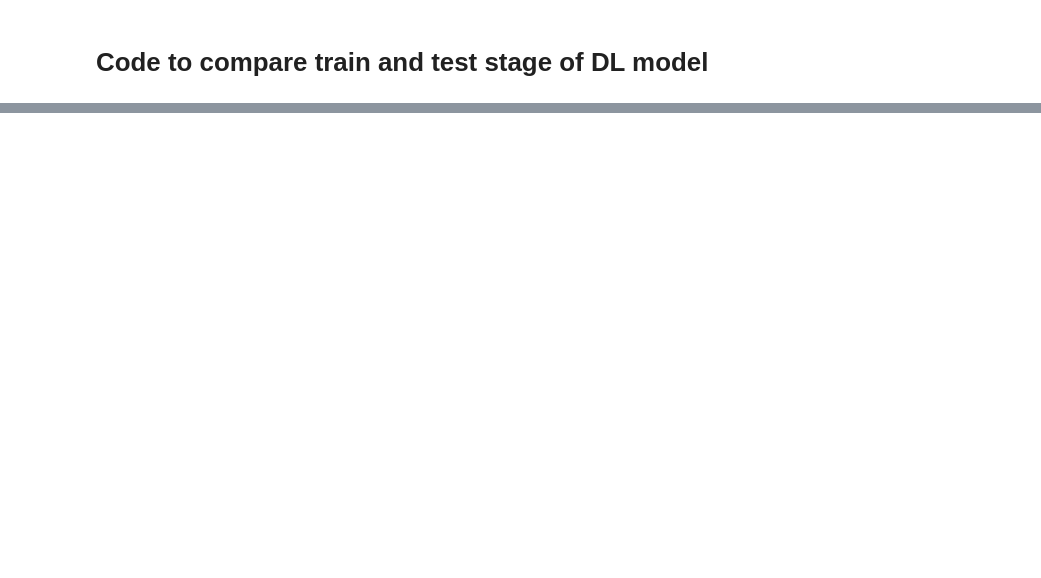
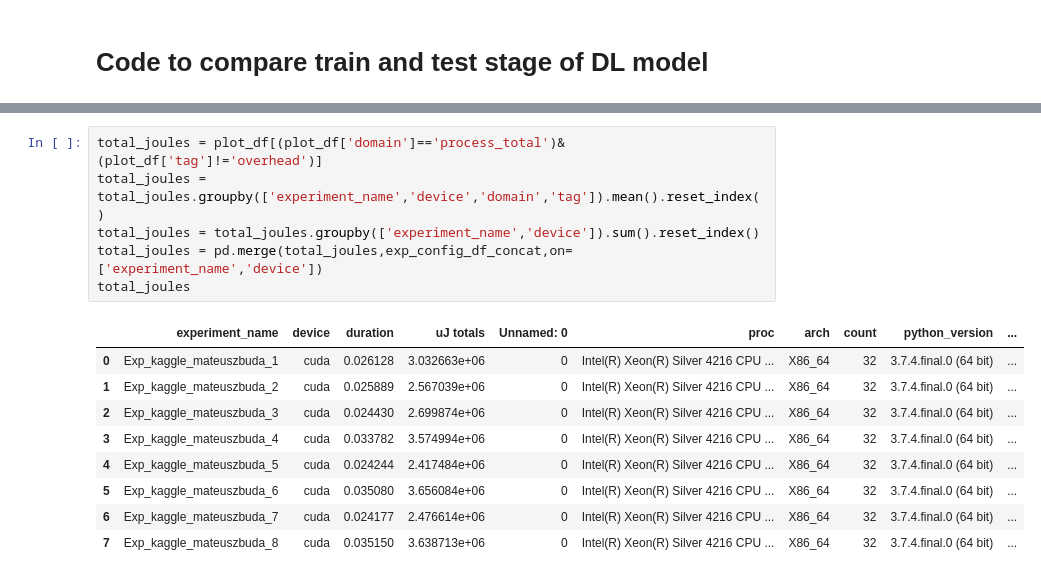
Before and after one commit to neurodatascience/watts_up_compute, a Jupyter notebook: notebooks/6_compare_DL_stages.ipynb, the cells around one changed output, grey strips where cells are left out. Drawn from its saved outputs; the diff is of its cells as text; blank space fills up the shorter version.

```diff
--- a/notebooks/6_compare_DL_stages.ipynb
+++ b/notebooks/6_compare_DL_stages.ipynb
@@ -61,0 +73,16 @@ with sns.axes_style("whitegrid"):
+# %%
+total_joules = plot_df[(plot_df['domain']=='process_total')&(plot_df['tag']!='overhead')]
+total_joules = total_joules.groupby(['experiment_name','device','domain','tag']).mean().reset_index()
+total_joules = total_joules.groupby(['experiment_name','device']).sum().reset_index()
+total_joules = pd.merge(total_joules,exp_config_df_concat,on=['experiment_name','device'])
+total_joules
+# %% [output]
+|  | experiment_name | device | duration | uJ totals | Unnamed: 0 | proc | arch | count | python_version | ... |
+| 0 | Exp_kaggle_mateuszbuda_1 | cuda | 0.026128 | 3.032663e+06 | 0 | Intel(R) Xeon(R) Silver 4216 CPU ... | X86_64 | 32 | 3.7.4.final.0 (64 bit) | ... |
+| 1 | Exp_kaggle_mateuszbuda_2 | cuda | 0.025889 | 2.567039e+06 | 0 | Intel(R) Xeon(R) Silver 4216 CPU ... | X86_64 | 32 | 3.7.4.final.0 (64 bit) | ... |
+| 2 | Exp_kaggle_mateuszbuda_3 | cuda | 0.024430 | 2.699874e+06 | 0 | Intel(R) Xeon(R) Silver 4216 CPU ... | X86_64 | 32 | 3.7.4.final.0 (64 bit) | ... |
+| 3 | Exp_kaggle_mateuszbuda_4 | cuda | 0.033782 | 3.574994e+06 | 0 | Intel(R) Xeon(R) Silver 4216 CPU ... | X86_64 | 32 | 3.7.4.final.0 (64 bit) | ... |
+| 4 | Exp_kaggle_mateuszbuda_5 | cuda | 0.024244 | 2.417484e+06 | 0 | Intel(R) Xeon(R) Silver 4216 CPU ... | X86_64 | 32 | 3.7.4.final.0 (64 bit) | ... |
+| 5 | Exp_kaggle_mateuszbuda_6 | cuda | 0.035080 | 3.656084e+06 | 0 | Intel(R) Xeon(R) Silver 4216 CPU ... | X86_64 | 32 | 3.7.4.final.0 (64 bit) | ... |
+| 6 | Exp_kaggle_mateuszbuda_7 | cuda | 0.024177 | 2.476614e+06 | 0 | Intel(R) Xeon(R) Silver 4216 CPU ... | X86_64 | 32 | 3.7.4.final.0 (64 bit) | ... |
+| 7 | Exp_kaggle_mateuszbuda_8 | cuda | 0.035150 | 3.638713e+06 | 0 | Intel(R) Xeon(R) Silver 4216 CPU ... | X86_64 | 32 | 3.7.4.final.0 (64 bit) | ... |
```
Also changed, not shown: parts of 5 cells of this notebook, 2 other files.
